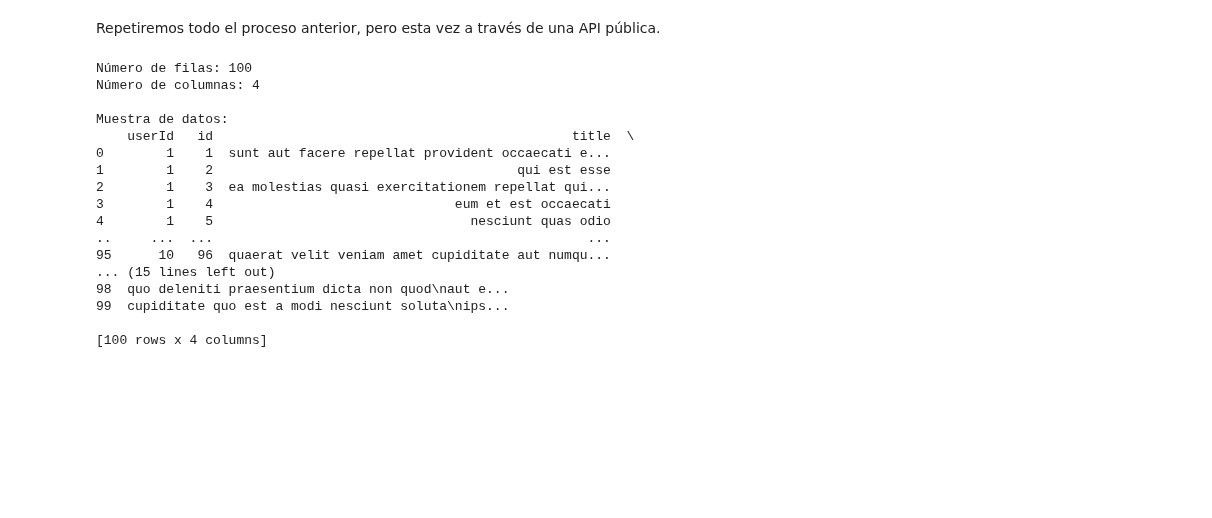
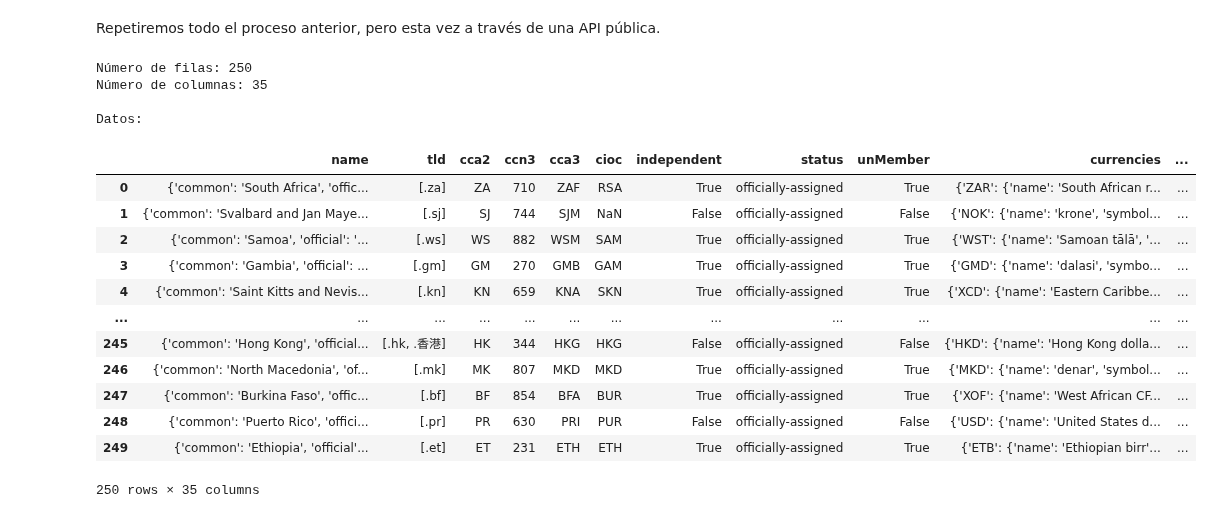
Before and after one commit to tekluis/CoderHouse, a Jupyter notebook: 8-DESAFIO_APIS_TEK.ipynb, the cells around one changed output. Saved outputs shown, nothing was run; the diff lists cells and outputs as text; code cells hidden in the pictures; blank space fills up the shorter version.

```diff
--- a/8-DESAFIO_APIS_TEK.ipynb
+++ b/8-DESAFIO_APIS_TEK.ipynb
@@ -104,46 +104,34 @@ df_status
 # API PUBLICA
 # %% [markdown]
 Repetiremos todo el proceso anterior, pero esta vez a través de una API pública.
-# %%
-import requests
-import pandas as pd
-
-# URL de la API JSONPlaceholder
-api_url = 'https://jsonplaceholder.typicode.com/posts'
-
-# Realizar una solicitud GET a la API
-response = requests.get(api_url)
-
-# Verificar si la solicitud fue exitosa (código de estado 200)
-if response.status_code == 200:
-    # Convertir la respuesta JSON en una lista de diccionarios
-    data = response.json()
-
-    # Crear un DataFrame a partir de la lista de diccionarios
-    df = pd.DataFrame(data)
-
-    # Mostrar información sobre el DataFrame
-    print("Número de filas:", df.shape[0])
-    print("Número de columnas:", df.shape[1])
-    print("\nMuestra de datos:")
-    print(df)
-else:
-    print("Error al realizar la solicitud a la API")
-# %% [output]
-Número de filas: 100
-Número de columnas: 4
-
-Muestra de datos:
-    userId   id                                              title  \
-0        1    1  sunt aut facere repellat provident occaecati e...
-1        1    2                                       qui est esse
-2        1    3  ea molestias quasi exercitationem repellat qui...
-3        1    4                               eum et est occaecati
-4        1    5                                 nesciunt quas odio
-..     ...  ...                                                ...
-95      10   96  quaerat velit veniam amet cupiditate aut numqu...
-... (15 lines left out)
-98  quo deleniti praesentium dicta non quod\naut e...
-99  cupiditate quo est a modi nesciunt soluta\nips...
-
-[100 rows x 4 columns]
+# %%
+import requests
+
+base_url = "https://restcountries.com/v3.1/all"
+response = requests.get(base_url)
+data = response.json()
+
+df = pd.DataFrame(data)
+
+print("Número de filas:", df.shape[0])
+print("Número de columnas:", df.shape[1])
+print("\nDatos:")
+df
+# %% [output]
+Número de filas: 250
+Número de columnas: 35
+
+Datos:
+|  | name | tld | cca2 | ccn3 | cca3 | cioc | independent | status | unMember | currencies | ... |
+| 0 | {'common': 'South Africa', 'offic... | [.za] | ZA | 710 | ZAF | RSA | True | officially-assigned | True | {'ZAR': {'name': 'South African r... | ... |
+| 1 | {'common': 'Svalbard and Jan Maye... | [.sj] | SJ | 744 | SJM | NaN | False | officially-assigned | False | {'NOK': {'name': 'krone', 'symbol... | ... |
+| 2 | {'common': 'Samoa', 'official': '... | [.ws] | WS | 882 | WSM | SAM | True | officially-assigned | True | {'WST': {'name': 'Samoan tālā', '... | ... |
+| 3 | {'common': 'Gambia', 'official': ... | [.gm] | GM | 270 | GMB | GAM | True | officially-assigned | True | {'GMD': {'name': 'dalasi', 'symbo... | ... |
+| 4 | {'common': 'Saint Kitts and Nevis... | [.kn] | KN | 659 | KNA | SKN | True | officially-assigned | True | {'XCD': {'name': 'Eastern Caribbe... | ... |
+| ... | ... | ... | ... | ... | ... | ... | ... | ... | ... | ... | ... |
+| 245 | {'common': 'Hong Kong', 'official... | [.hk, .香港] | HK | 344 | HKG | HKG | False | officially-assigned | False | {'HKD': {'name': 'Hong Kong dolla... | ... |
+| 246 | {'common': 'North Macedonia', 'of... | [.mk] | MK | 807 | MKD | MKD | True | officially-assigned | True | {'MKD': {'name': 'denar', 'symbol... | ... |
+| 247 | {'common': 'Burkina Faso', 'offic... | [.bf] | BF | 854 | BFA | BUR | True | officially-assigned | True | {'XOF': {'name': 'West African CF... | ... |
+| 248 | {'common': 'Puerto Rico', 'offici... | [.pr] | PR | 630 | PRI | PUR | False | officially-assigned | False | {'USD': {'name': 'United States d... | ... |
+| 249 | {'common': 'Ethiopia', 'official'... | [.et] | ET | 231 | ETH | ETH | True | officially-assigned | True | {'ETB': {'name': 'Ethiopian birr'... | ... |
+250 rows × 35 columns
```
Also changed, not shown: parts of 3 cells of this notebook.
